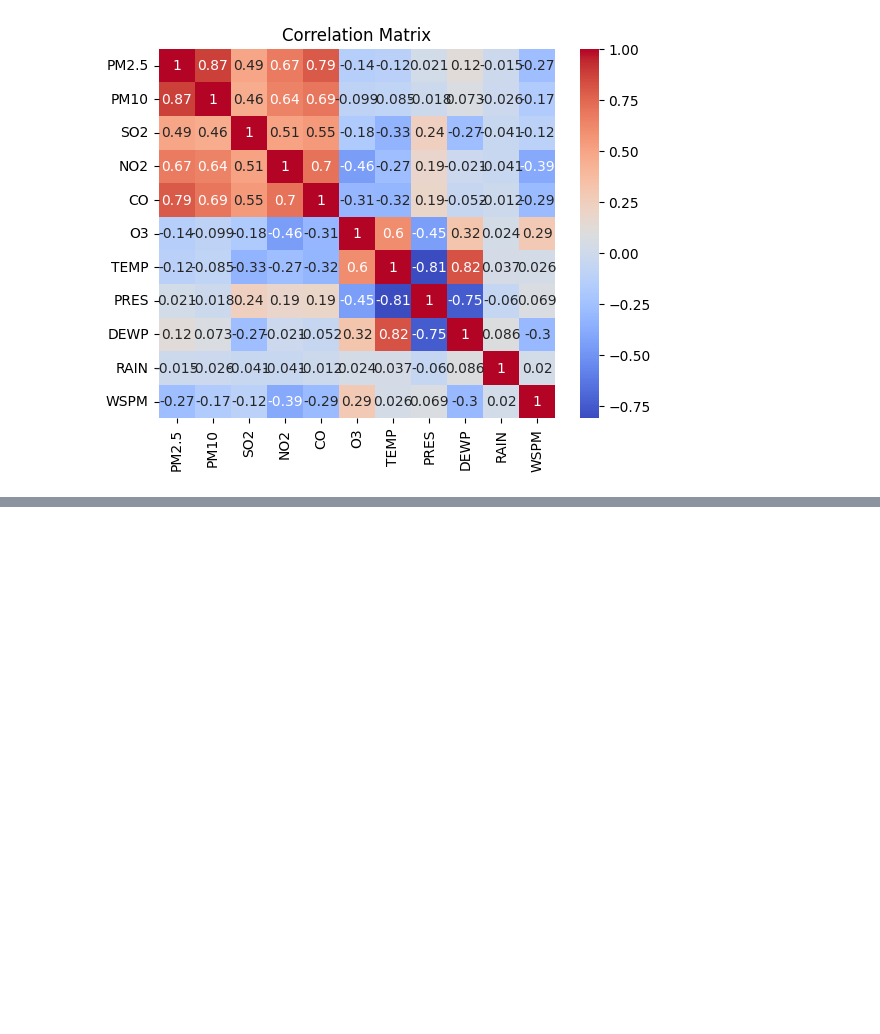
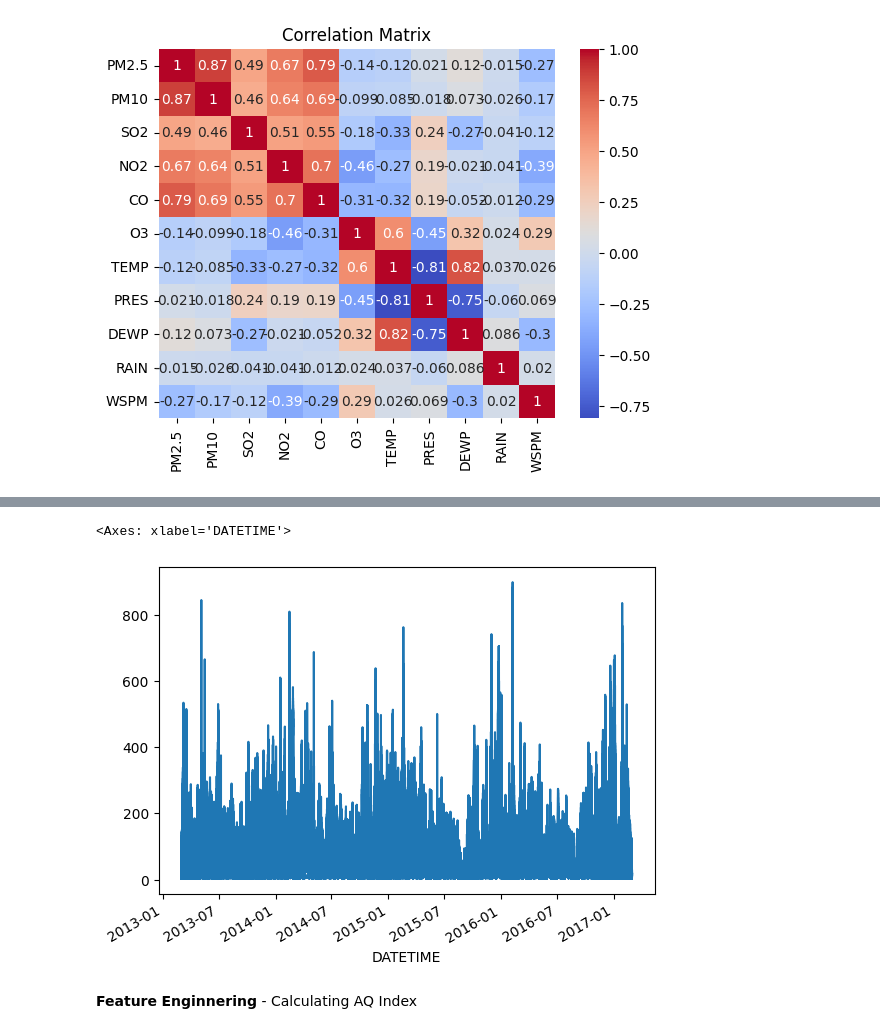
Before and after one commit to CheeRanidu/CMP7005, a Jupyter notebook: st20272023_CMP7005.ipynb, the cells around one changed output, grey strips where cells are left out. Drawn from its saved outputs; the diff is of its cells as text; code cells hidden in the pictures; blank space fills up the shorter version.

```diff
--- a/st20272023_CMP7005.ipynb
+++ b/st20272023_CMP7005.ipynb
@@ -436,0 +444,7 @@ plt.show()
+# %%
+data['PM2.5'].plot()
+# %% [output]
+<Axes: xlabel='DATETIME'>
+[figure, added]
+# %% [markdown]
+**Feature** **Enginnering** - Calculating AQ Index
```
Also changed, not shown: parts of 12 cells of this notebook.
